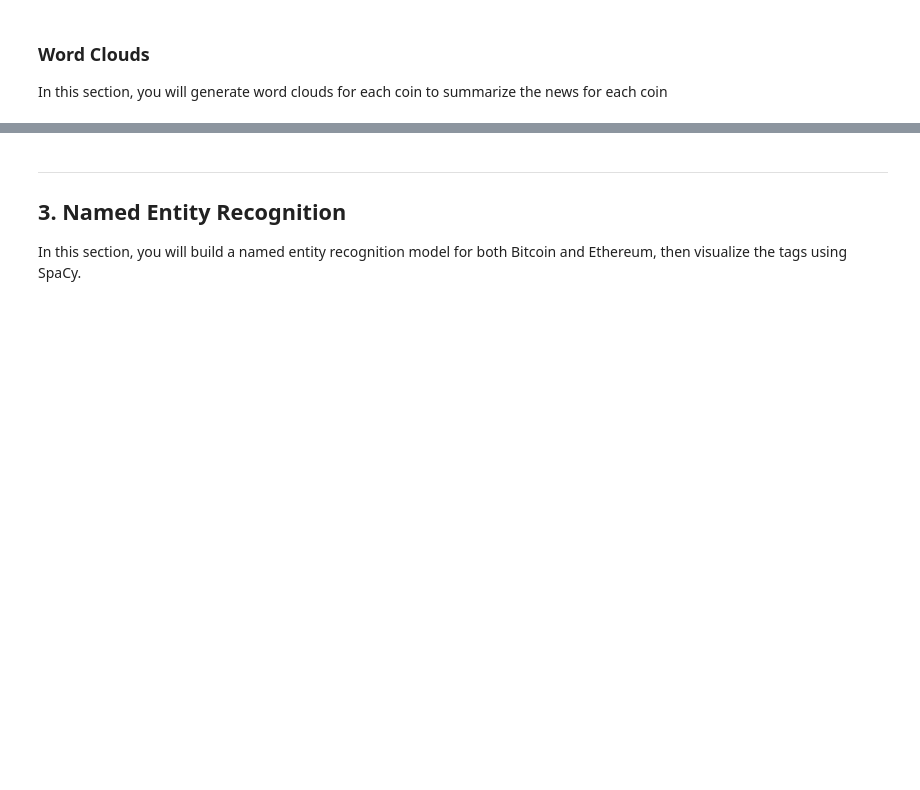
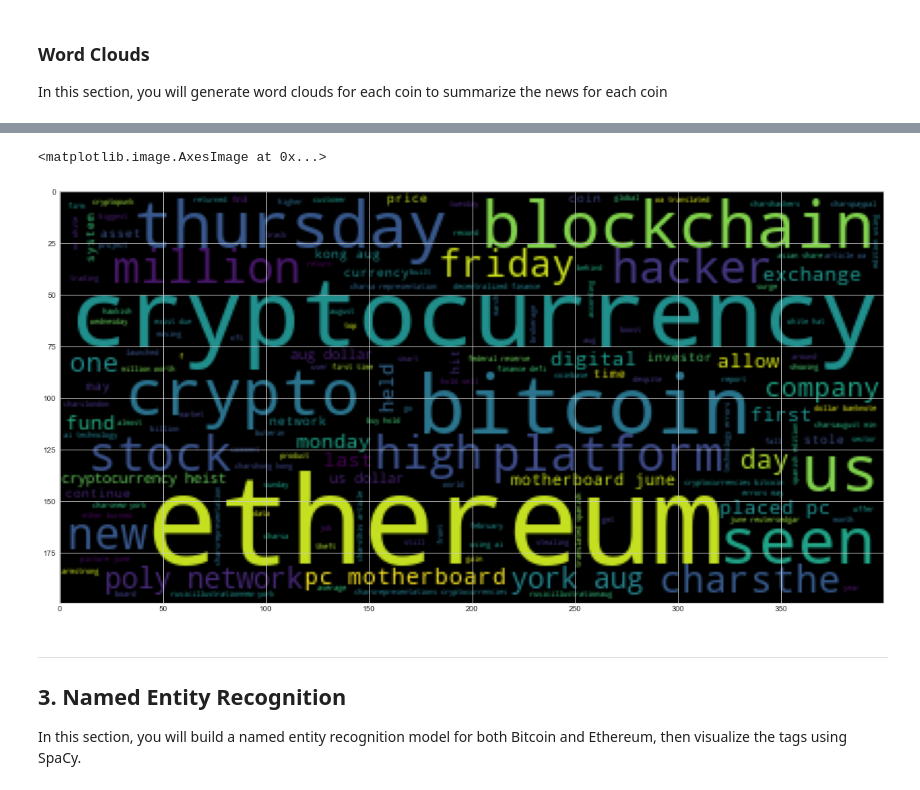
Before and after one commit to Antharithm/NLP, a Jupyter notebook: Starter_Code/crypto_sentiment.ipynb, the cells around one changed output, grey strips where cells are left out. Drawn from its saved outputs; the diff is of its cells as text; code cells hidden in the pictures; blank space fills up the shorter version.

```diff
--- a/Starter_Code/crypto_sentiment.ipynb
+++ b/Starter_Code/crypto_sentiment.ipynb
@@ -247,3 +259,4 @@ def tokenizer(text):
 # %%
 # Create a new tokens column for Ethereum
-# YOUR CODE HERE!
+ethereum_df['tokens'] = ethereum_df.text.apply(tokenizer)
+ethereum_df.head()
@@ -265,3 +299,6 @@ from nltk import ngrams
 # %%
 # Generate the Ethereum N-grams where N=2
-# YOUR CODE HERE!
+ethereum_string = ethereum_df.text.str.cat()
+ethereum_token = tokenizer(ethereum_string)
+ethereum_bigram = Counter(ngrams(tokenizer(ethereum_string), n = 2))
+ethereum_bigram.most_common(10)
@@ -294,6 +369,11 @@ mpl.rcParams['figure.figsize'] = [20.0, 10.0]
 # %%
 # Generate the Ethereum word cloud
-# YOUR CODE HERE!
+ethereum_cloud = ' '.join(ethereum_token)
+wc = WordCloud().generate(ethereum_cloud)
+plt.imshow(wc)
+# %% [output]
+<matplotlib.image.AxesImage at 0x...>
+[figure, added]
 # %% [markdown]
 ---
 ## 3. Named Entity Recognition
```
Also changed, not shown: parts of 23 cells of this notebook.
